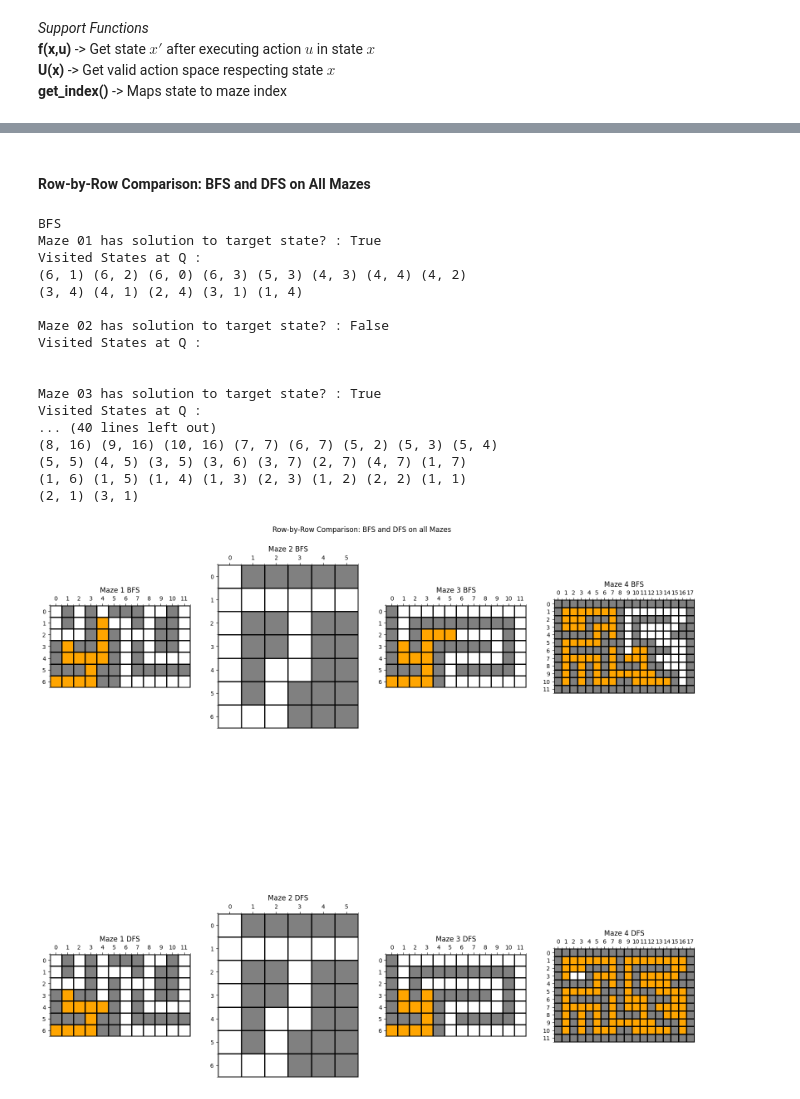
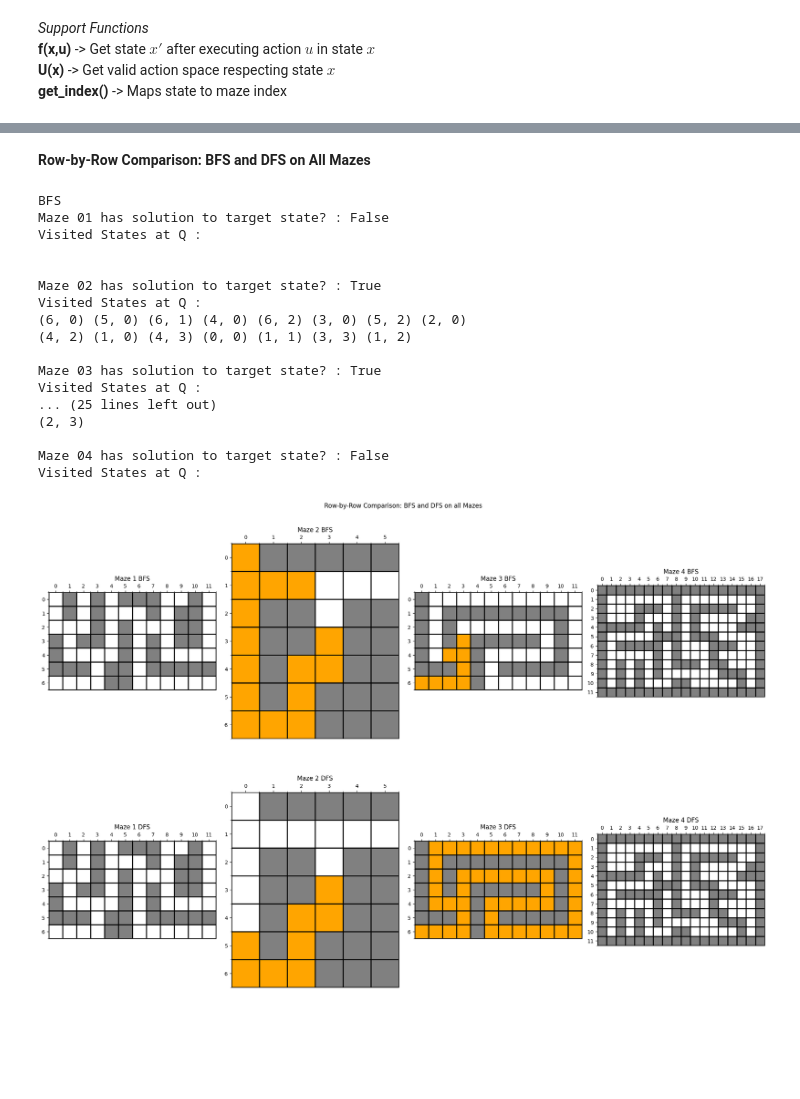
Before and after one commit to Daniels1610/CI008-Dagraz, a Jupyter notebook: E01.ipynb, the cells around one changed output, grey strips where cells are left out. Cells and saved outputs as stored; diff of their text form; code cells hidden in the pictures; blank space fills up the shorter version.

```diff
--- a/E01.ipynb
+++ b/E01.ipynb
@@ -162,41 +165,44 @@ Visited States at Q :
 [figure]
 # %% [markdown]
-#### Row-by-Row Comparison: BFS and DFS on All Mazes
+**Row-by-Row Comparison: BFS and DFS on All Mazes**
 # %%
 fig = plt.figure(figsize=(20,20))
 rows = 2; cols = 4; counter = 1
-init_state = (6,1); target_state = (3,1)
+init_state = (6,0); target_state = (3,3)
 fig.suptitle("Row-by-Row Comparison: BFS and DFS on all Mazes", y=0.85)
 
 for dsa in borders:
     print("\033[1mDFS\033[0m") if type(dsa) == Stack else print("\033[1mBFS\033[0m")
     for maze_num in range(1, len(maze_dict)+1):
         fig.add_subplot(rows, cols, counter)
         if type(dsa) == Stack: q = Stack();
         else: q = Queue()
         mi = BDFS(q, init_state, target_state, maze_dict[f'maze_0{maze_num}'])
         print(f"Maze 0{maze_num} has solution to target state? : {mi['status']}")
         print(f"Visited States at Q :")
         [print(mi['visited_x'][x], end=" ") if (x+1)%8 else print(mi['visited_x'][x]) for x in range(len(mi['visited_x']))]; print("\n")
         maze_plotter(mi['visited_m'])
         plt.title(f"Maze {maze_num} DFS" if type(dsa) == Stack else f"Maze {maze_num} BFS")
+        plt.tight_layout()
         counter += 1
+
+plt.show()
 # %% [output]
 BFS
-Maze 01 has solution to target state? : True
-Visited States at Q :
-(6, 1) (6, 2) (6, 0) (6, 3) (5, 3) (4, 3) (4, 4) (4, 2)
-(3, 4) (4, 1) (2, 4) (3, 1) (1, 4)
-
-Maze 02 has solution to target state? : False
+Maze 01 has solution to target state? : False
 Visited States at Q :
 
 
+Maze 02 has solution to target state? : True
+Visited States at Q :
+(6, 0) (5, 0) (6, 1) (4, 0) (6, 2) (3, 0) (5, 2) (2, 0)
+(4, 2) (1, 0) (4, 3) (0, 0) (1, 1) (3, 3) (1, 2)
+
 Maze 03 has solution to target state? : True
 Visited States at Q :
-... (40 lines left out)
-(8, 16) (9, 16) (10, 16) (7, 7) (6, 7) (5, 2) (5, 3) (5, 4)
-(5, 5) (4, 5) (3, 5) (3, 6) (3, 7) (2, 7) (4, 7) (1, 7)
-(1, 6) (1, 5) (1, 4) (1, 3) (2, 3) (1, 2) (2, 2) (1, 1)
-(2, 1) (3, 1)
+... (25 lines left out)
+(2, 3)
+
+Maze 04 has solution to target state? : False
+Visited States at Q :
-[figure, old version]
+[figure, new version]
```
Also changed, not shown: parts of 18 cells of this notebook, 5 other files.
